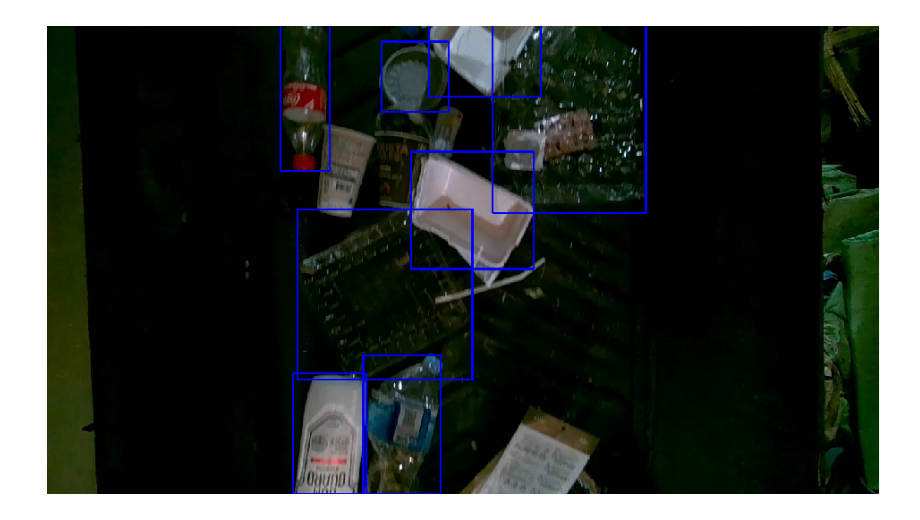
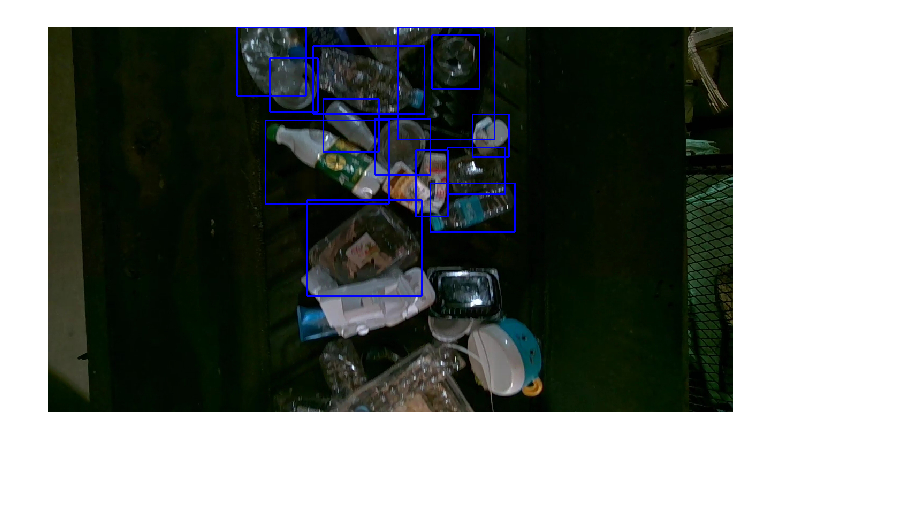
Before and after one commit to aicoss-wim-team/wim_data_generator, a Jupyter notebook: viewer.ipynb, the cells around one changed output. Drawn from its saved outputs; the diff is of its cells as text; code cells hidden in the pictures; blank space fills up the shorter version.

Commit message:
Add image_processing_code, MAT

```diff
--- a/viewer.ipynb
+++ b/viewer.ipynb
@@ -37,8 +53,8 @@ def draw_bounding_boxes(image_path, bbox_data, figsize=(12, 8)):
 # %%
 # Replace with your image and annotation file paths
-image_path = '../wim_data/train/images/2023-04-21_48.mp4#t=0.jpg'
-bbox_data = '../wim_data/train/labels/2023-04-21_48.mp4#t=0.txt'
+image_path = '../wim_data/train/images/2023-04-24_45.mp4#t=280.jpg'
+bbox_data = '../wim_data/train/labels/2023-04-24_45.mp4#t=280.txt'
 
 draw_bounding_boxes(image_path, bbox_data, figsize=(12, 8))
 # %% [output]
-[figure, old version]
+[figure, new version]
```
Also changed, not shown: parts of 3 cells of this notebook, 14 other files.
